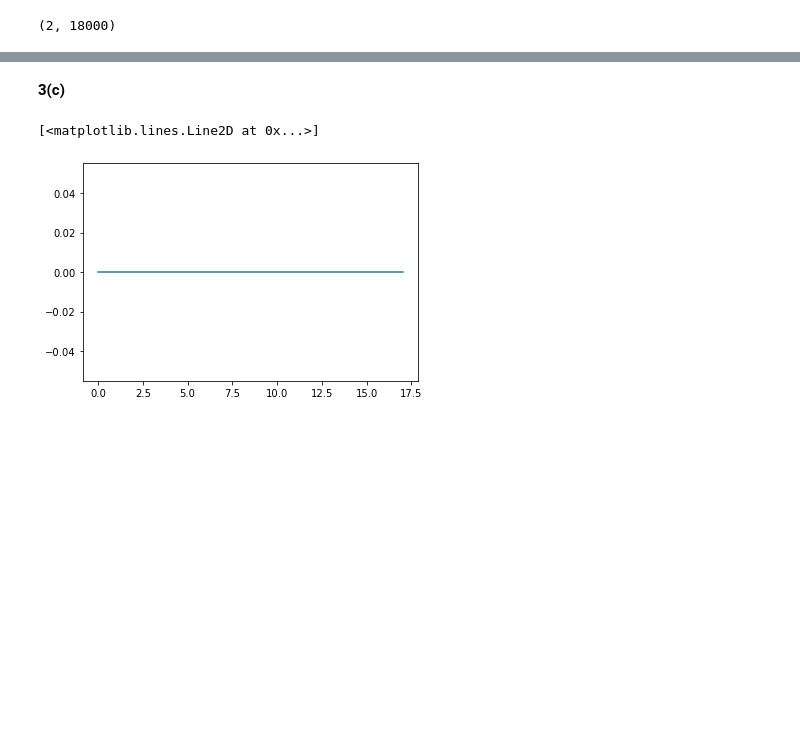
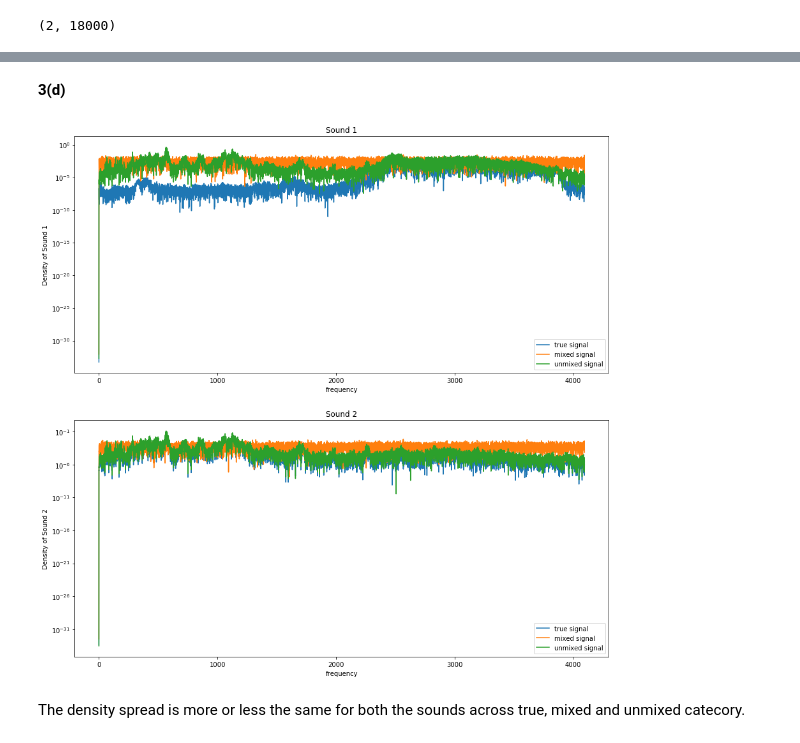
Before and after one commit to SudeshnaBora/MI2, a Jupyter notebook: SigmoidFreud_Sheet05.ipynb, the cells around one changed output, grey strips where cells are left out. Cells and saved outputs as stored; diff of their text form; code cells hidden in the pictures; blank space fills up the shorter version.

```diff
--- a/SigmoidFreud_Sheet05.ipynb
+++ b/SigmoidFreud_Sheet05.ipynb
@@ -218,7 +223,35 @@ The correlation between source and center are: 0.9997744560099024, 0.99977445600
 # %% [markdown]
-**3(c)**
+**3(d)**
-# %%
-plt.plot(frobenius_standard)
-# %% [output]
-[<matplotlib.lines.Line2D at 0x...>]
-[figure, removed]
+# %%
+f_true1, den_true1 = signal.periodogram(sound1 , freq)
+f_mixed1, den_mixed1 = signal.periodogram(X[0, :] , freq)
+f_unmixed1, den_unmixed1 = signal.periodogram(x[0, :] , freq)
+
+f_true2, den_true2 = signal.periodogram(sound2 , freq)
+f_mixed2, den_mixed2 = signal.periodogram(X[1, :] , freq)
+f_unmixed2, den_unmixed2 = signal.periodogram(x[1, :] , freq)
+# %%
+fig, axs = plt.subplots(2, 1, figsize=(15, 15))
+
+plt.sca(axs[0])
+plt.semilogy(f_true1, den_true1,label = 'true signal')
+plt.semilogy(f_mixed1, den_mixed1, label = 'mixed signal')
+plt.semilogy(f_unmixed1, den_unmixed1, label = 'unmixed signal' )
+plt.title('Sound 1')
+plt.legend()
+plt.ylabel('Density of Sound 1')
+plt.xlabel('frequency')
+
+plt.sca(axs[1])
+plt.semilogy(f_true2, den_true2, label = 'true signal')
+plt.semilogy(f_mixed2, den_mixed2, label = 'mixed signal')
+plt.semilogy(f_unmixed2, den_unmixed2, label = 'unmixed signal')
+plt.title('Sound 2')
+plt.legend()
+plt.ylabel('Density of Sound 2')
+plt.xlabel('frequency')
+plt.show()
+# %% [output]
+[figure, added]
+# %% [markdown]
+The density spread is more or less the same for both the sounds across true, mixed and unmixed catecory.
```
Also changed, not shown: parts of 6 cells of this notebook, 4 other files.
